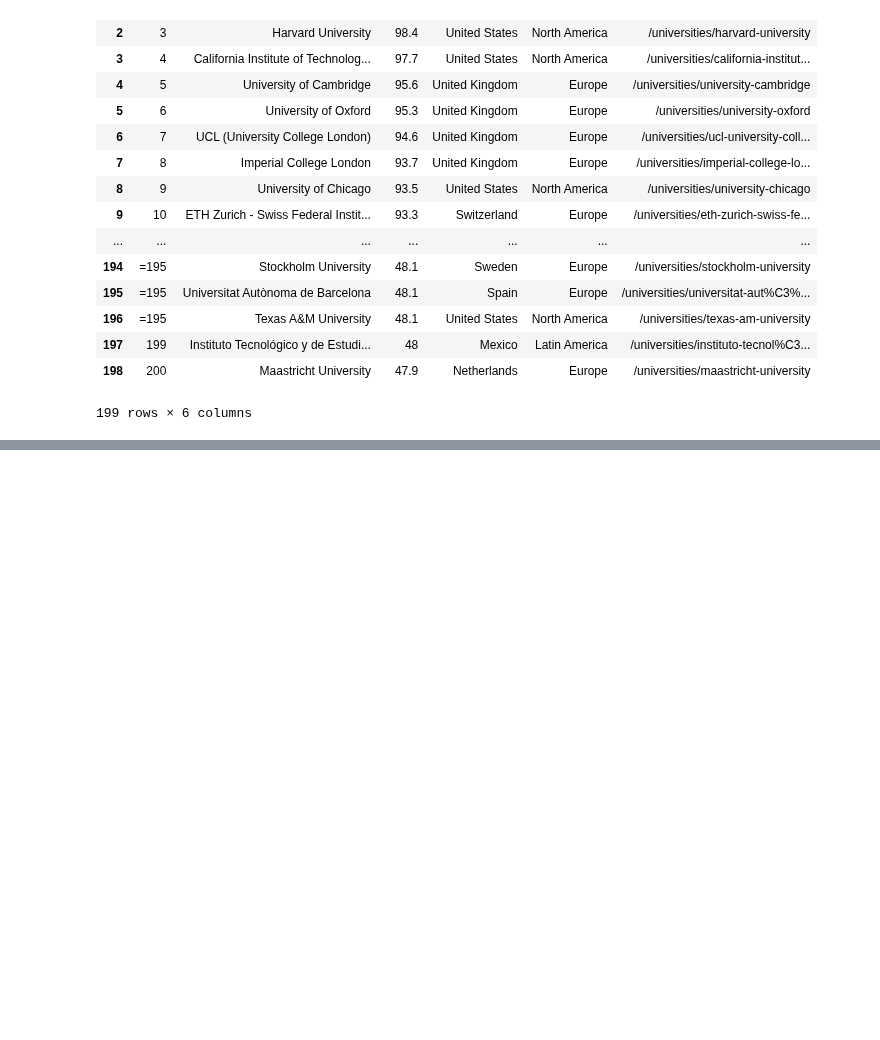
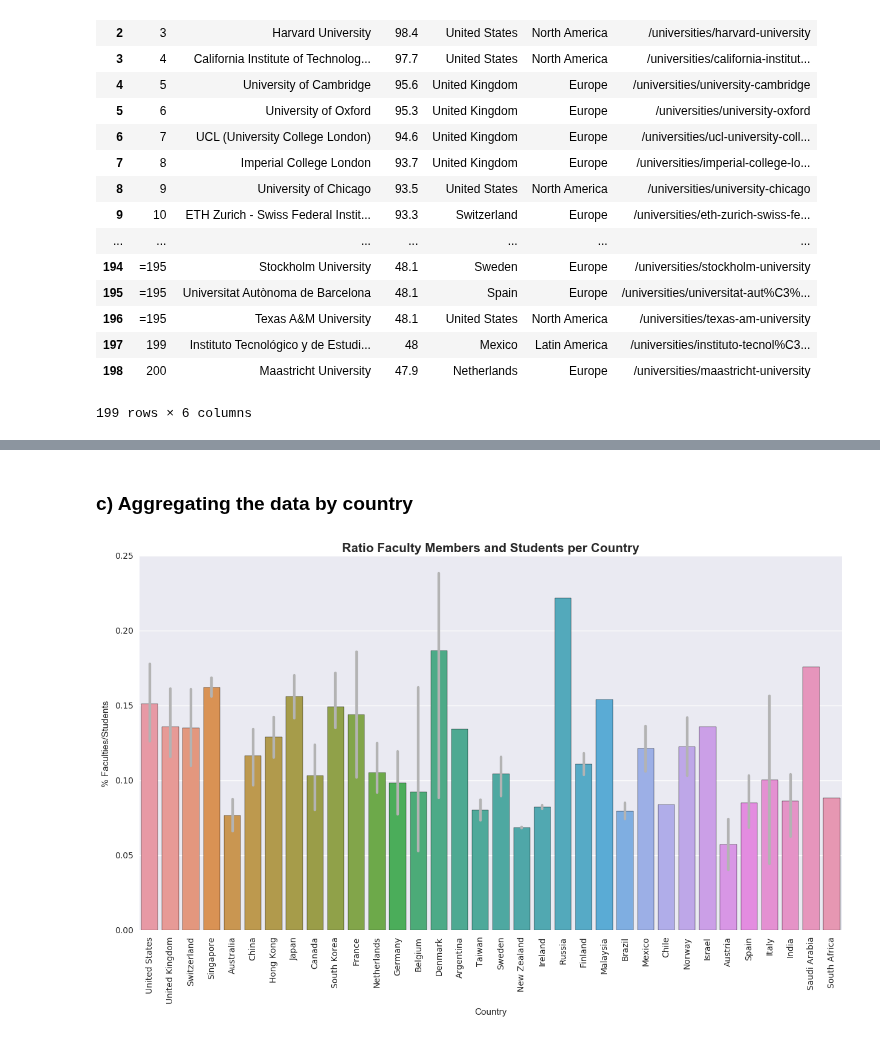
Before and after one commit to padesplaces/ada2017, a Jupyter notebook: hwk2/HW2-Part1.ipynb, the cells around one changed output, grey strips where cells are left out. Drawn from its saved outputs; the diff is of its cells as text; code cells hidden in the pictures; blank space fills up the shorter version.

```diff
--- a/hwk2/HW2-Part1.ipynb
+++ b/hwk2/HW2-Part1.ipynb
@@ -158,0 +138,3 @@ df_ranking
+# %%
+df_ranking = df_ranking.drop('URL', axis=1)
+df_ranking
@@ -158,0 +162,2 @@ df_ranking
+# %%
+df_ranking['% Faculties/Students'] = df_ranking['Total Faculties']/df_ranking['Total Students']
@@ -158,0 +187,2 @@ df_ranking
+# %%
+df_ranking['% International Students'] = df_ranking['International Students']/df_ranking['Total Students']
@@ -158,0 +210,18 @@ df_ranking
+# %% [markdown]
+### c) Aggregating the data by country
+# %%
+import seaborn as sns
+%matplotlib inline
+
+
+def bars(t, data, xlab, ylab):
+    sns.set_style('darkgrid')
+    fig, ax = plt.subplots(figsize = (15,8))
+    ax.set_title(t, fontsize=15, fontweight='bold')
+    sns.barplot(x=xlab, y=ylab, data=data, saturation=0.7, errcolor='.7')
+    plt.xticks(rotation=90)
+    plt.show()
+# %%
+bars("Ratio Faculty Members and Students per Country", df_ranking, 'Country', '% Faculties/Students')
+# %% [output]
+[figure, added]
```
Also changed, not shown: parts of 10 cells of this notebook.
